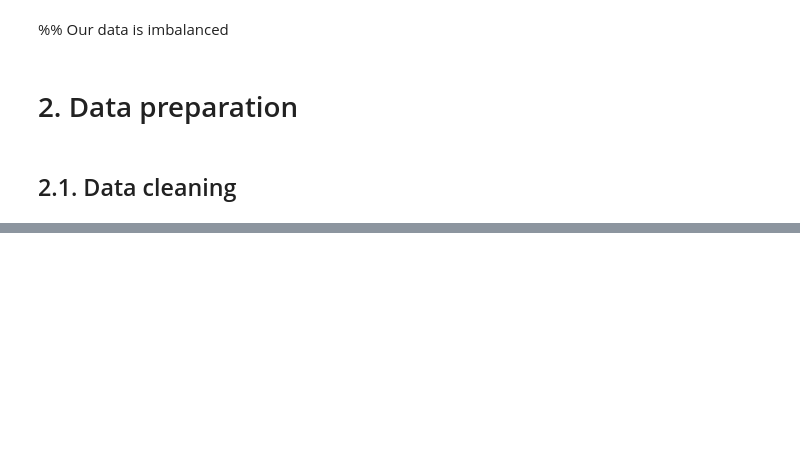
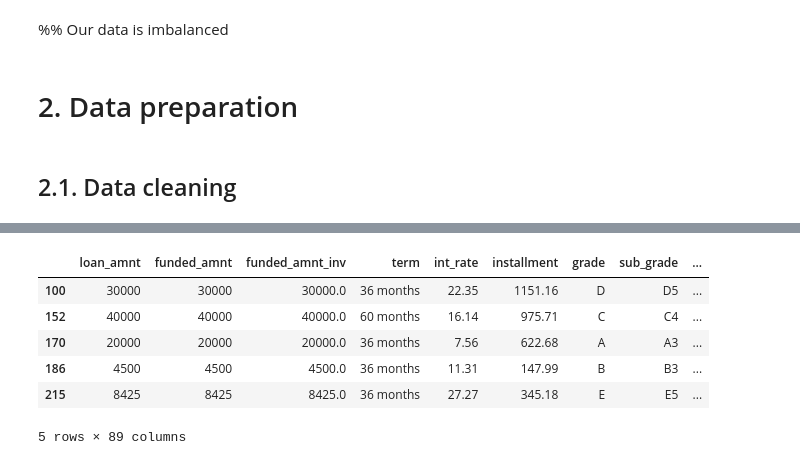
Before and after one commit to kasiakry/MLBigDataset, a Jupyter notebook: lending_club.ipynb, the cells around one changed output, grey strips where cells are left out. Saved outputs shown, nothing was run; the diff lists cells and outputs as text; code cells hidden in the pictures; blank space fills up the shorter version.

```diff
--- a/lending_club.ipynb
+++ b/lending_club.ipynb
@@ -112,0 +105,3 @@ data.hardship_reason.value_counts()
+# %%
+data.hardship_status = data.hardship_status.fillna("NO_HARDSHIP")
+data.hardship_reason = data.hardship_reason.fillna("NO_HARDSHIP")
@@ -112,0 +132,12 @@ data.hardship_reason.value_counts()
+# %%
+data1 = data.dropna(axis=1, thresh=int(0.50*len(data)))
+# %%
+data1.head(5)
+# %% [output]
+|  | loan_amnt | funded_amnt | funded_amnt_inv | term | int_rate | installment | grade | sub_grade | ... |
+| 100 | 30000 | 30000 | 30000.0 | 36 months | 22.35 | 1151.16 | D | D5 | ... |
+| 152 | 40000 | 40000 | 40000.0 | 60 months | 16.14 | 975.71 | C | C4 | ... |
+| 170 | 20000 | 20000 | 20000.0 | 36 months | 7.56 | 622.68 | A | A3 | ... |
+| 186 | 4500 | 4500 | 4500.0 | 36 months | 11.31 | 147.99 | B | B3 | ... |
+| 215 | 8425 | 8425 | 8425.0 | 36 months | 27.27 | 345.18 | E | E5 | ... |
+5 rows × 89 columns
```
Also changed, not shown: parts of 6 cells of this notebook.
